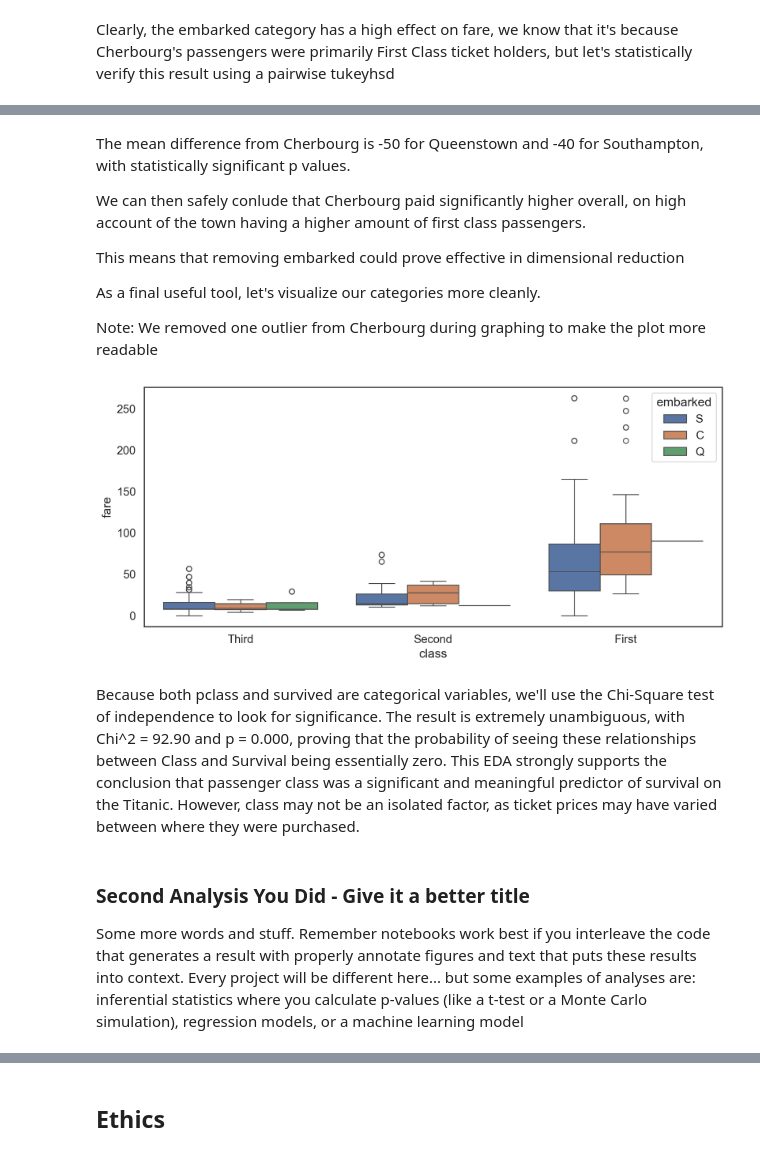
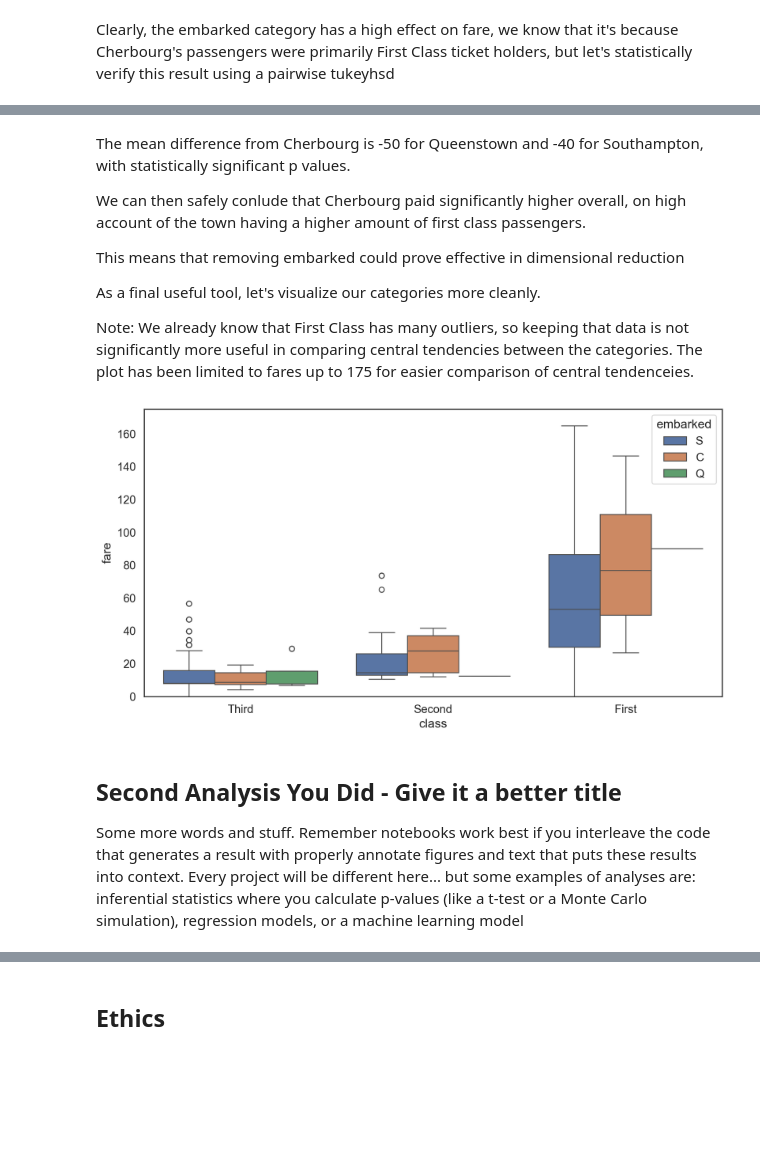
Before and after one commit to COGS108/Group036_WI26, a Jupyter notebook: 03-FinalProject.ipynb, the cells around one changed output, grey strips where cells are left out. Saved outputs shown, nothing was run; the diff lists cells and outputs as text; code cells hidden in the pictures; blank space fills up the shorter version.

```diff
--- a/03-FinalProject.ipynb
+++ b/03-FinalProject.ipynb
@@ -628,15 +638,19 @@ This means that removing embarked could prove effective in dimensional reduction
 
 As a final useful tool, let's visualize our categories more cleanly.
 
-Note: We removed one outlier from Cherbourg during graphing to make the plot more readable
+Note: We already know that First Class has many outliers, so keeping that data is not significantly more useful in comparing central tendencies between the categories. The plot has been limited to fares up to 175 for easier comparison of central tendenceies.
 # %%
 df_remove_one_outlier = titanic[titanic['fare'] < 350]
-embarked_plot = sns.boxplot(data = df_remove_one_outlier, x = 'class', y = 'fare', hue = 'embarked', order = ['First', 'Second', 'Third'][::-1])
+embarked_plot = sns.boxplot(data = df_remove_one_outlier,
+                            x = 'class',
+                            y = 'fare',
+                            hue = 'embarked',
+                            order = ['First', 'Second', 'Third'][::-1])
+plt.ylim(0,175)
+plt.show()
 # %% [output]
-[figure, old version]
+[figure, new version]
-# %% [markdown]
-Because both pclass and survived are categorical variables, we'll use the Chi-Square test of independence to look for significance. The result is extremely unambiguous, with Chi^2 = 92.90 and p = 0.000, proving that the probability of seeing these relationships between Class and Survival being essentially zero. This EDA strongly supports the conclusion that passenger class was a significant and meaningful predictor of survival on the Titanic. However, class may not be an isolated factor, as ticket prices may have varied between where they were purchased.
 # %% [markdown]
-### Second Analysis You Did - Give it a better title
+## Second Analysis You Did - Give it a better title
 
 Some more words and stuff.  Remember notebooks work best if you interleave the code that generates a result with properly annotate figures and text that puts these results into context.  Every project will be different here... but some examples of analyses are: inferential statistics where you calculate p-values (like a t-test or a Monte Carlo simulation), regression models, or a machine learning model
```
Also changed, not shown: parts of 23 cells of this notebook.
